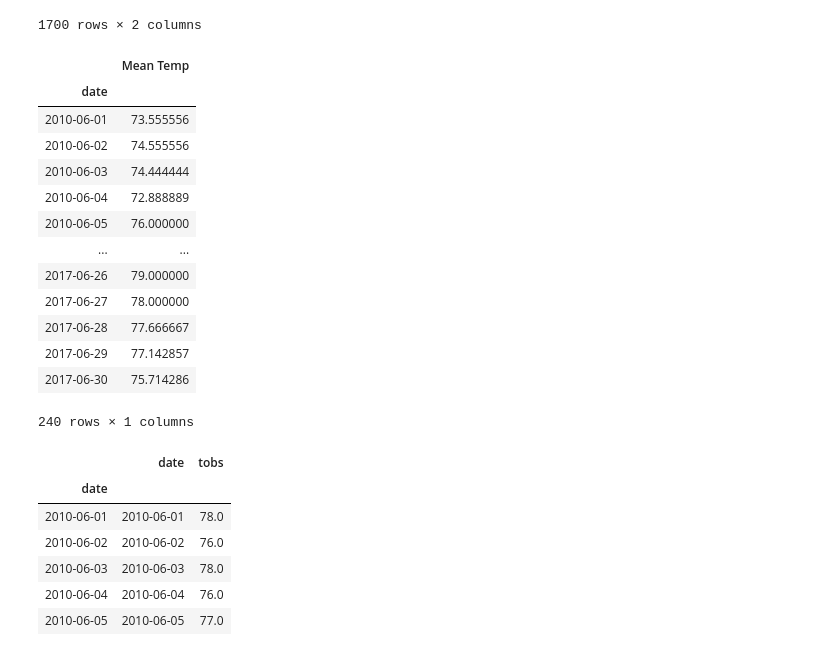
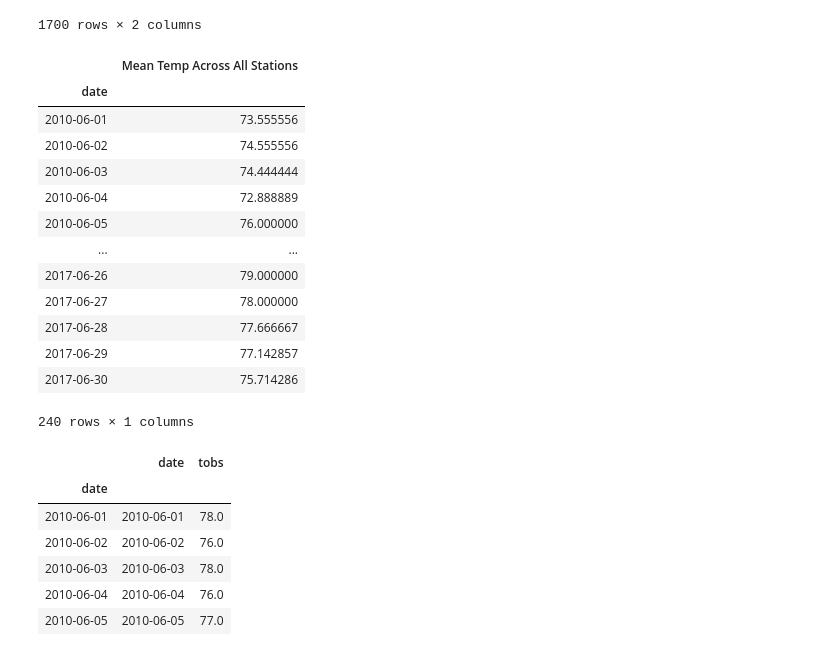
Before and after one commit to VallieTracy/sqlalchemy-challenge, a Jupyter notebook: main.ipynb, the cells around one changed output. Cells and saved outputs as stored; diff of their text form; code cells hidden in the pictures.

```diff
--- a/main.ipynb
+++ b/main.ipynb
@@ -351,10 +351,10 @@ df
 1700 rows × 2 columns
 # %%
 june_averages = df.groupby(["date"]).mean()["tobs"]
-avgs_df = pd.DataFrame({"Mean Temp": june_averages})
+avgs_df = pd.DataFrame({"Mean Temp Across All Stations": june_averages})
 avgs_df
 # %% [output]
-|  | Mean Temp |
+|  | Mean Temp Across All Stations |
 | date |  |
 | 2010-06-01 | 73.555556 |
 | 2010-06-02 | 74.555556 |
```
Also changed, not shown: parts of 1 cell of this notebook.
